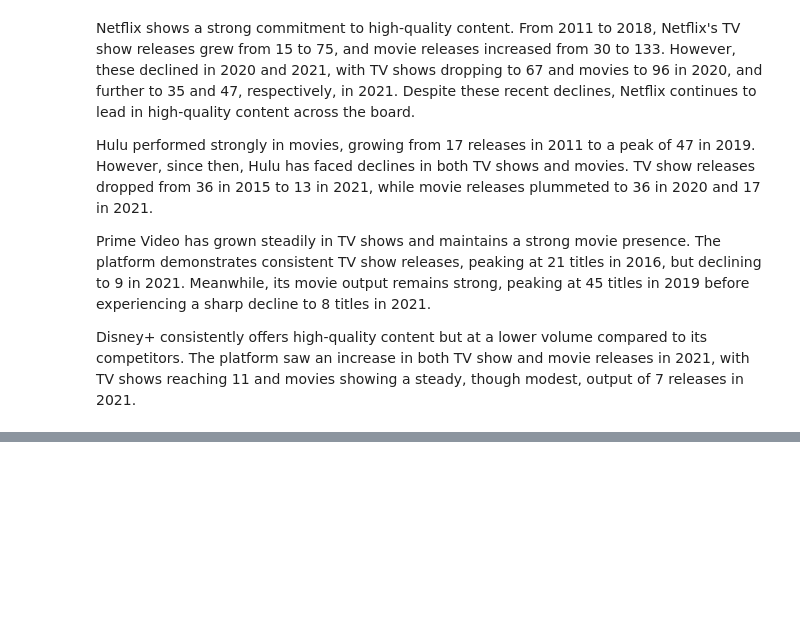
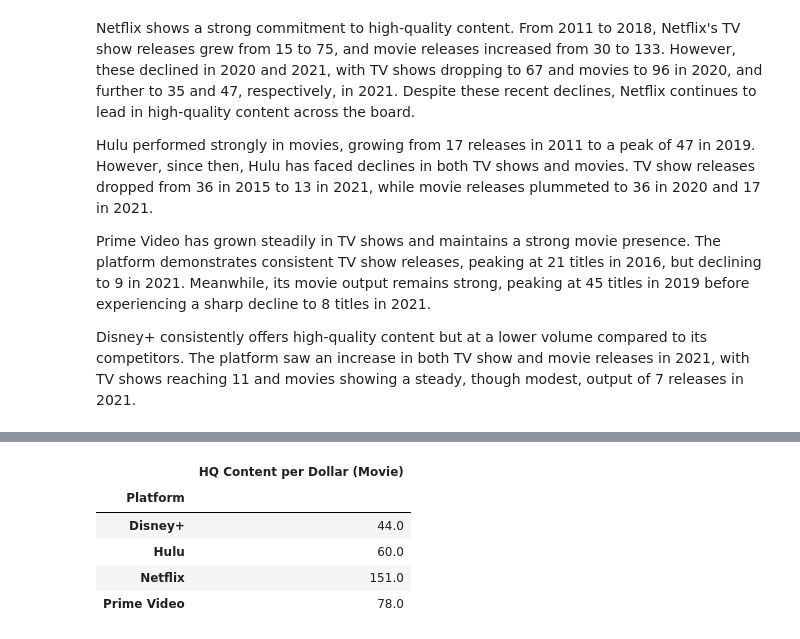
Before and after one commit to G0v1ndD3v/SVoD_Content_Analysis, a Jupyter notebook: SVoD_Analysis.ipynb, the cells around one changed output, grey strips where cells are left out. Saved outputs shown, nothing was run; the diff lists cells and outputs as text; code cells hidden in the pictures; blank space fills up the shorter version.

```diff
--- a/SVoD_Analysis.ipynb
+++ b/SVoD_Analysis.ipynb
@@ -612,0 +626,11 @@ Disney+ consistently offers high-quality content but at a lower volume compared
+# %%
+hq_per_dollar_movie = movie_counts['High Quality (≥62)'] // svod_ad_plans.set_index('Platform')['Price (US$)'].str.replace('$', '').astype(float)
+hq_per_dollar_movie_df = hq_per_dollar_movie.rename('HQ Content per Dollar (Movie)').to_frame()
+hq_per_dollar_movie_df
+# %% [output]
+|  | HQ Content per Dollar (Movie) |
+| Platform |  |
+| Disney+ | 44.0 |
+| Hulu | 60.0 |
+| Netflix | 151.0 |
+| Prime Video | 78.0 |
```
Also changed, not shown: parts of 8 cells of this notebook, 1 other file.
